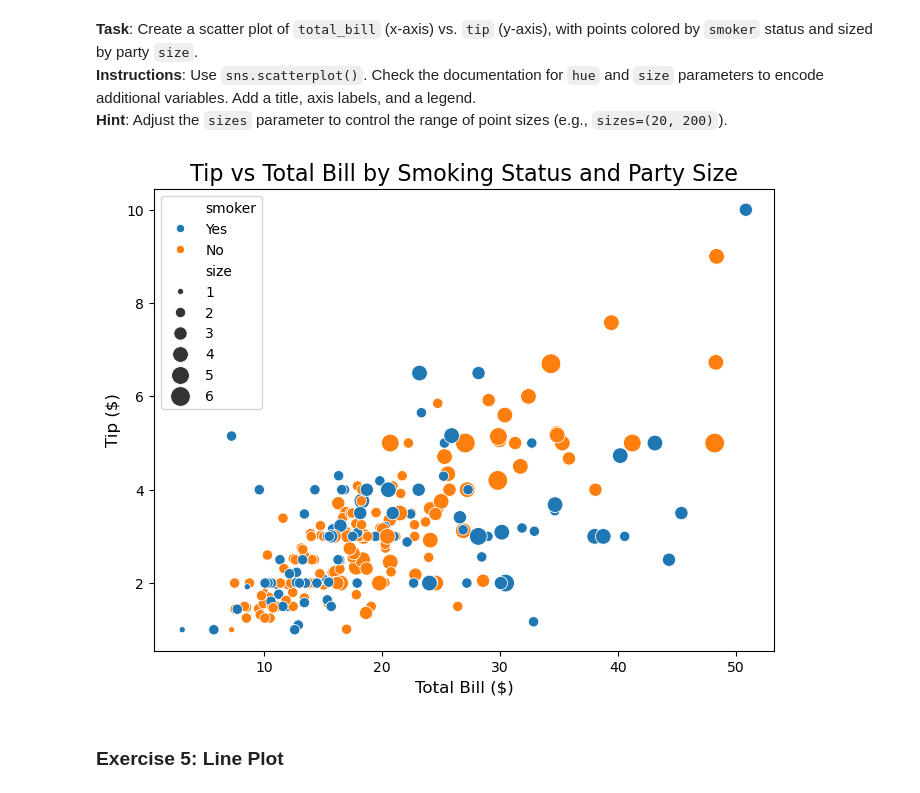
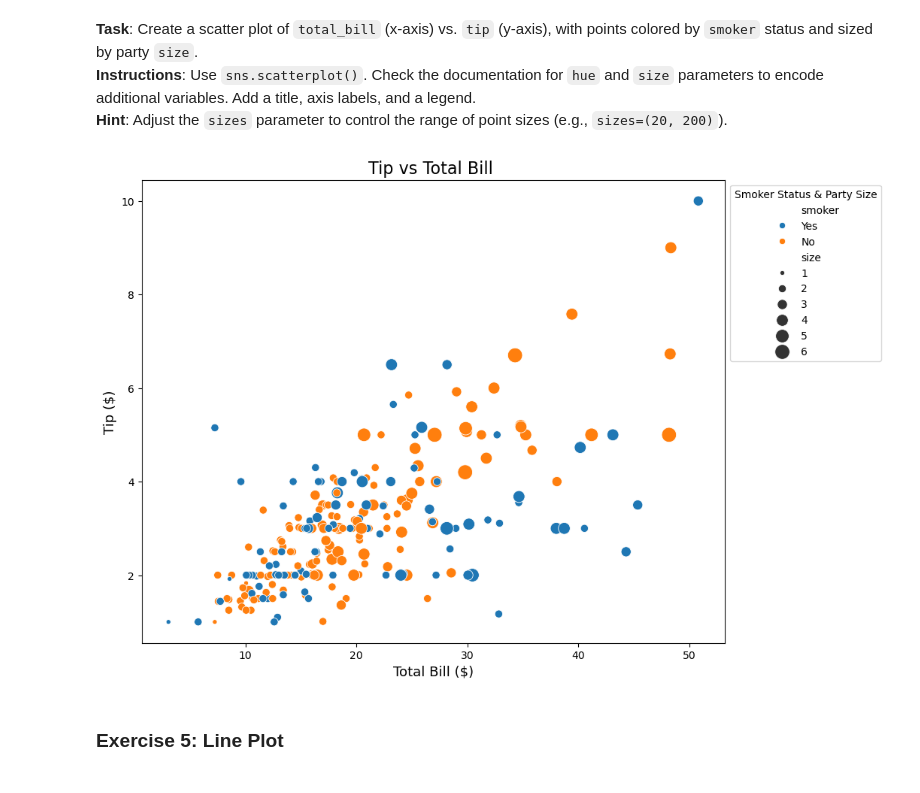
Before and after one commit to DieaAbdeltwab/ITI_Assessments_WorkSpace, a Jupyter notebook: Python/Python For Data Analysis/Matplotlib & Seaborn Lab.ipynb, the cells around one changed output. Drawn from its saved outputs; the diff is of its cells as text; code cells hidden in the pictures.

```diff
--- a/Python/Python For Data Analysis/Matplotlib & Seaborn Lab.ipynb
+++ b/Python/Python For Data Analysis/Matplotlib & Seaborn Lab.ipynb
@@ -91,18 +119,29 @@ plt.show()
 **Instructions**: Use `sns.scatterplot()`. Check the documentation for `hue` and `size` parameters to encode additional variables. Add a title, axis labels, and a legend.
 **Hint**: Adjust the `sizes` parameter to control the range of point sizes (e.g., `sizes=(20, 200)`).
 # %%
-# Create the scatter plot
-plt.figure(figsize=(8, 6))
-sns.scatterplot(data=tips,x="total_bill", y="tip",hue="smoker",size="size", sizes=(20, 200), )
+#==================================================================================================================================================
+# size = "size"      -->  Column name
+# sizes = (20, 200)  -->  Minimum and maximum size for points
 
-# Add title and labels
-plt.title("Tip vs Total Bill by Smoking Status and Party Size", fontsize=16)
-plt.xlabel("Total Bill ($)", fontsize=12)
-plt.ylabel("Tip ($)", fontsize=12)
+#==================================================================================================
+plt.figure(figsize=(10, 8))
 
+#=============================================== Seaborn Plot ===============================================
+sns.scatterplot(data=tips,x="total_bill", y="tip",hue="smoker",size="size", sizes=(20, 200) )
+
+#===============================================Title and Labels=============================================
+plt.title("Tip vs Total Bill ", fontsize=16)
+plt.xlabel("Total Bill ($)", fontsize=13)
+plt.ylabel("Tip ($)", fontsize=13)
+
+#===============================================legend=============================================
+# Position the legend outside the plot area
+plt.legend(title="Smoker Status & Party Size", bbox_to_anchor=(1, 1) )
+#===============================================Show===============================================
 plt.show()
+#==================================================================================================
 # %% [output]
-[figure, old version]
+[figure, new version]
 # %% [markdown]
 ### **Exercise 5: Line Plot**
 # %% [markdown]
```
Also changed, not shown: parts of 11 cells of this notebook.
